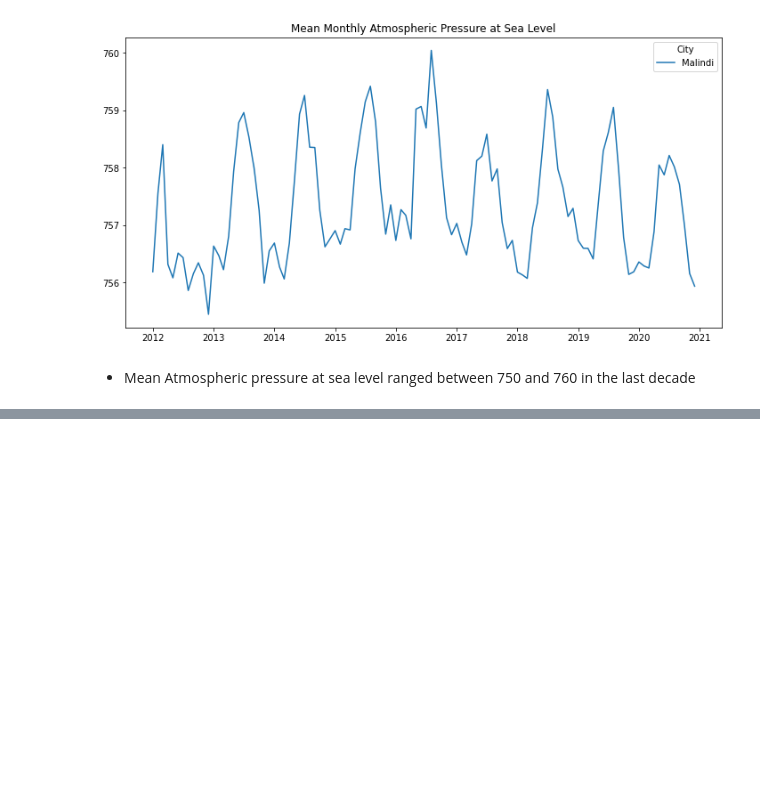
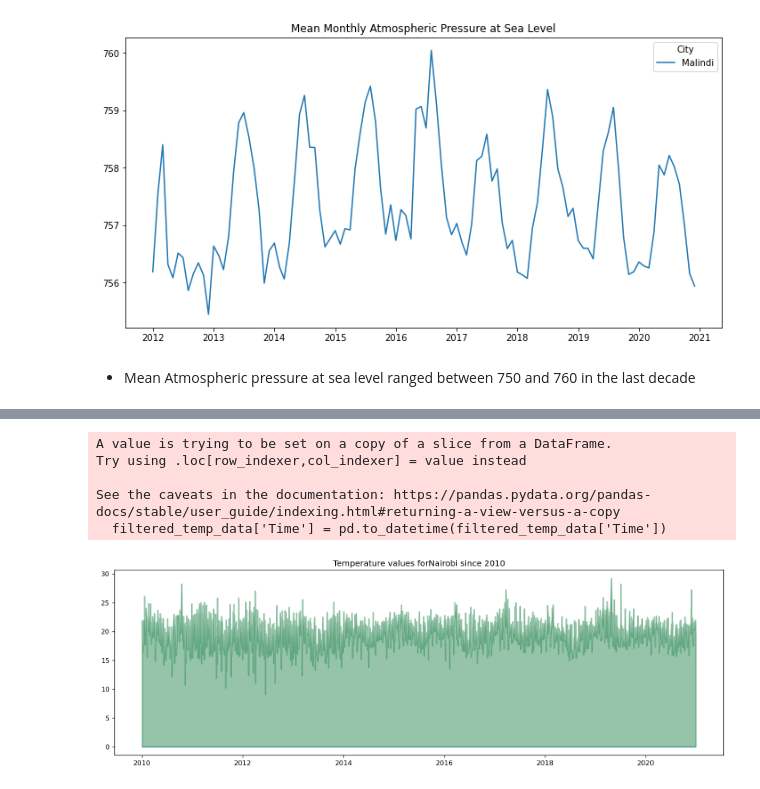
Before and after one commit to wkirui/Weather-Data-Analysis, a Jupyter notebook: Weather Analysis.ipynb, the cells around one changed output, grey strips where cells are left out. Drawn from its saved outputs; the diff is of its cells as text; code cells hidden in the pictures; blank space fills up the shorter version.

```diff
--- a/Weather Analysis.ipynb
+++ b/Weather Analysis.ipynb
@@ -567,0 +578,34 @@ plt.show()
+# %%
+# filter city data
+city = 'Nairobi'
+filtered_temp_data = clean_data[clean_data['City']==city]
+filtered_temp_data['Time'] = pd.to_datetime(filtered_temp_data['Time'])
+
+# get data from 2010 onwards
+filtered_temp_data = filtered_temp_data[filtered_temp_data['Year']>=2010]
+
+# get mean daily temperatures
+mean_daily_temp = filtered_temp_data.groupby('Date')['T'].mean().round(1).reset_index()
+
+# get values greater than zero
+mean_daily_temp = mean_daily_temp[mean_daily_temp['T']>0]
+# malindi_mean_daily_temp.head()
+
+# get values
+x = mean_daily_temp['Date'].values
+y = mean_daily_temp['T'].values
+# %% [output]
+A value is trying to be set on a copy of a slice from a DataFrame.
+Try using .loc[row_indexer,col_indexer] = value instead
+
+See the caveats in the documentation: https://pandas.pydata.org/pandas-docs/stable/user_guide/indexing.html#returning-a-view-versus-a-copy
+  filtered_temp_data['Time'] = pd.to_datetime(filtered_temp_data['Time'])
+# %%
+# plot the distribution
+fig,ax = plt.subplots(1,1,figsize=(16,5),dpi=120)
+plt.fill_between(x,y1=y,y2=0,alpha=0.5,linewidth=2,color='seagreen')
+plt.title('Temperature values for'+ city+' since 2010')
+plt.hlines(y=0,xmin=np.min(mean_daily_temp.Date),xmax=np.max(mean_daily_temp.Date),linewidth=0.5)
+plt.show()
+# %% [output]
+[figure, added]
```
Also changed, not shown: parts of 3 cells of this notebook.
